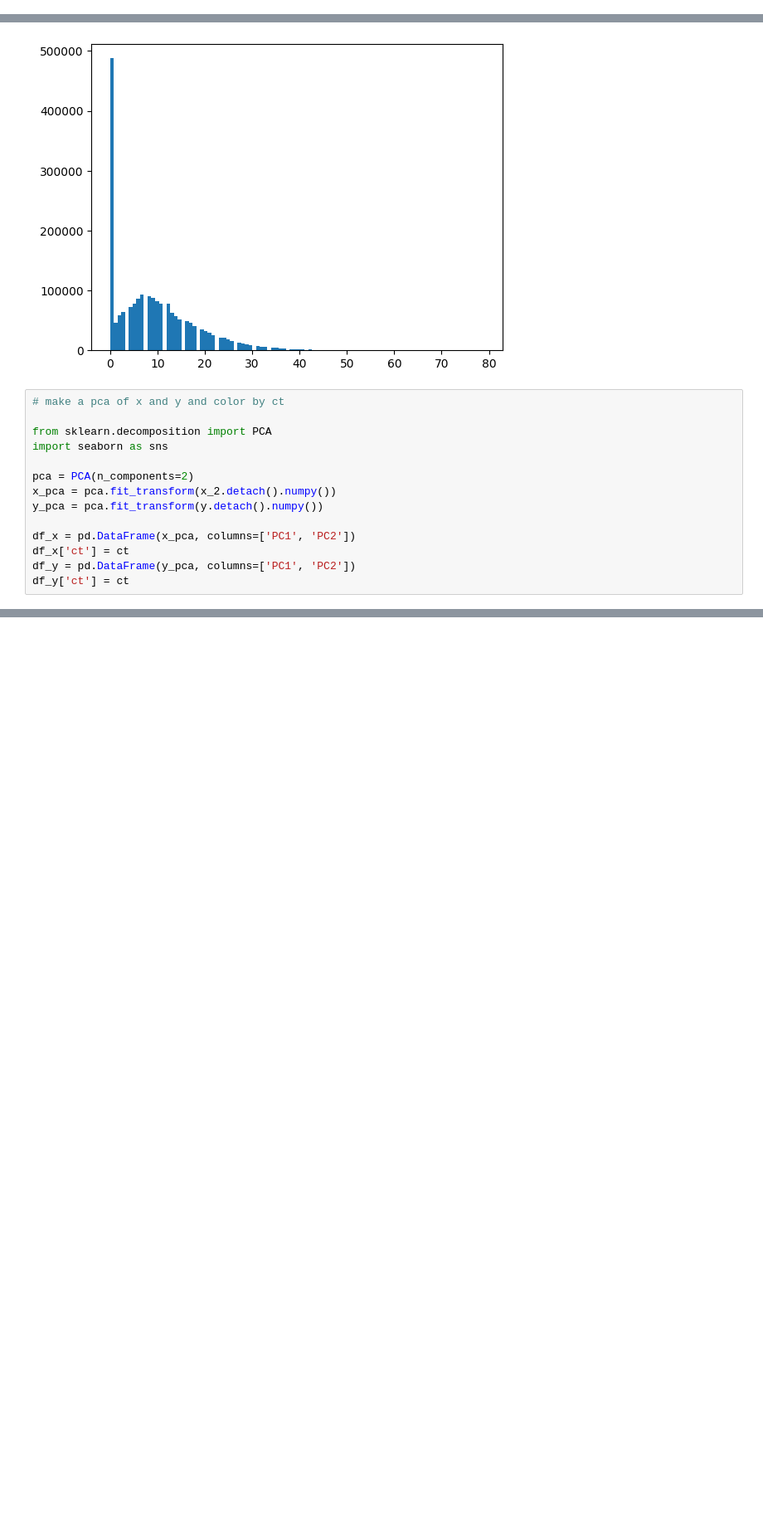
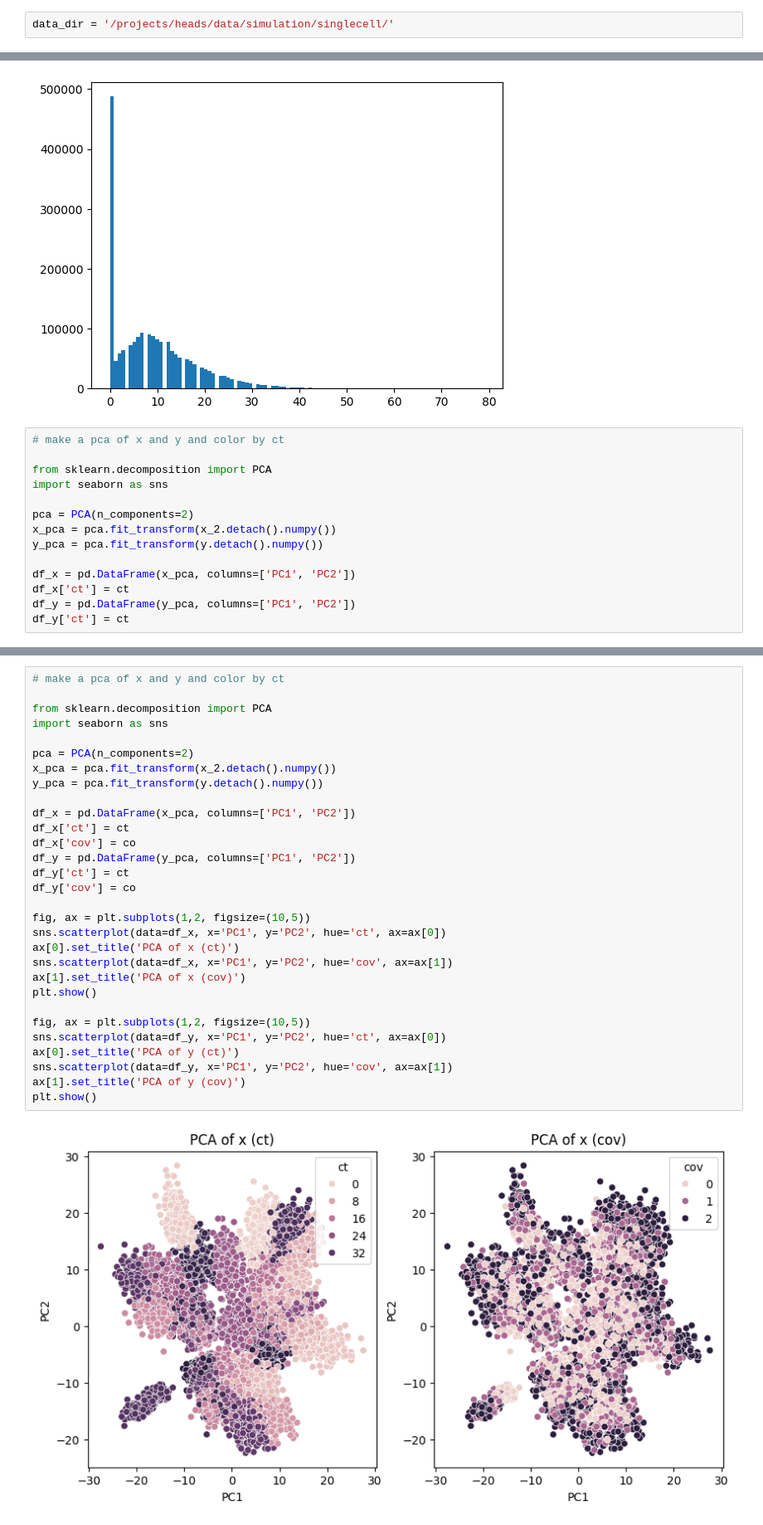
Before and after one commit to viktoriaschuster/interpreting_omics_models, a Jupyter notebook: 02_experiments/simulation/larger_simulation_data.ipynb, the cells around one changed output, grey strips where cells are left out. Shown at 83% size. Drawn from its saved outputs; the diff is of its cells as text; blank space fills up the shorter version.

```diff
--- a/02_experiments/simulation/larger_simulation_data.ipynb
+++ b/02_experiments/simulation/larger_simulation_data.ipynb
@@ -30,5 +30,7 @@ random.seed(seed)
 # %% [output]
 /home/dbm829/projects/interpreting_omics_models/02_experiments/simulation
 /home/dbm829/projects/interpreting_omics_models
+# %%
+data_dir = '/projects/heads/data/simulation/singlecell/'
 # %% [markdown]
 ## Generate a larger and more complex simulated dataset
@@ -163,0 +382,32 @@ plt.show()
+# %%
+# make a pca of x and y and color by ct
+
+from sklearn.decomposition import PCA
+import seaborn as sns
+
+pca = PCA(n_components=2)
+x_pca = pca.fit_transform(x_2.detach().numpy())
+y_pca = pca.fit_transform(y.detach().numpy())
+
+df_x = pd.DataFrame(x_pca, columns=['PC1', 'PC2'])
+df_x['ct'] = ct
+df_x['cov'] = co
+df_y = pd.DataFrame(y_pca, columns=['PC1', 'PC2'])
+df_y['ct'] = ct
+df_y['cov'] = co
+
+fig, ax = plt.subplots(1,2, figsize=(10,5))
+sns.scatterplot(data=df_x, x='PC1', y='PC2', hue='ct', ax=ax[0])
+ax[0].set_title('PCA of x (ct)')
+sns.scatterplot(data=df_x, x='PC1', y='PC2', hue='cov', ax=ax[1])
+ax[1].set_title('PCA of x (cov)')
+plt.show()
+
+fig, ax = plt.subplots(1,2, figsize=(10,5))
+sns.scatterplot(data=df_y, x='PC1', y='PC2', hue='ct', ax=ax[0])
+ax[0].set_title('PCA of y (ct)')
+sns.scatterplot(data=df_y, x='PC1', y='PC2', hue='cov', ax=ax[1])
+ax[1].set_title('PCA of y (cov)')
+plt.show()
+# %% [output]
+[figure, added]
```
Also changed, not shown: parts of 28 cells of this notebook, 20 other files.
